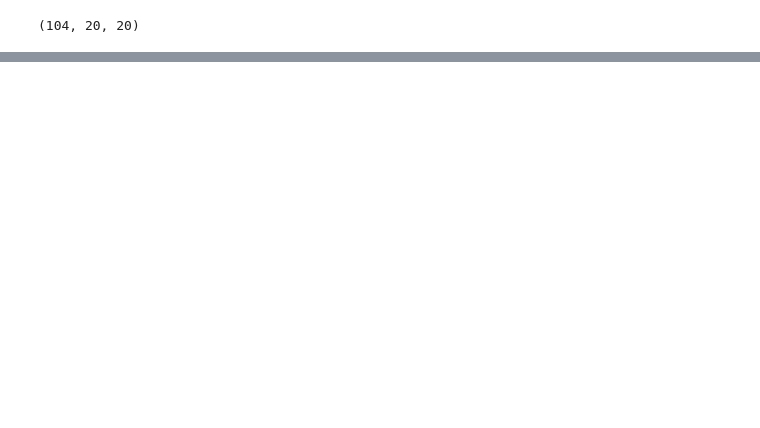
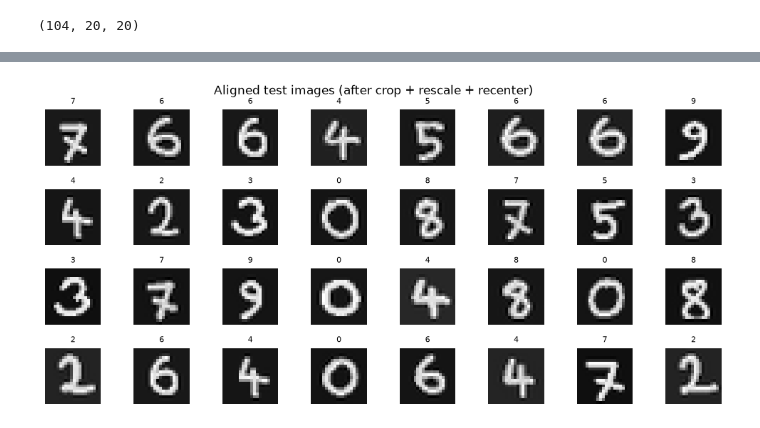
Before and after one commit to Hriddha/CSE445, a Jupyter notebook: Assignment_3/Asn3.ipynb, the cells around one changed output, grey strips where cells are left out. Saved outputs shown, nothing was run; the diff lists cells and outputs as text; code cells hidden in the pictures; blank space fills up the shorter version.

```diff
--- a/Assignment_3/Asn3.ipynb
+++ b/Assignment_3/Asn3.ipynb
@@ -460,0 +543,14 @@ Test Accuracy: 14.42
+# %%
+fig, axes = plt.subplots(4, 8, figsize=(10, 5))
+fig.tight_layout(pad=0.3, rect=[0, 0.03, 1, 0.93])
+
+for ax in axes.flat:
+    rand_idx = np.random.randint(len(X_test_aligned))
+    ax.imshow(X_test_aligned[rand_idx], cmap='gray')
+    ax.set_title(str(y_test[rand_idx]), fontsize=8)
+    ax.axis('off')
+
+fig.suptitle("Aligned test images (after crop + rescale + recenter)", fontsize=12)
+plt.show()
+# %% [output]
+[figure, added]
```
Also changed, not shown: parts of 15 cells of this notebook.
